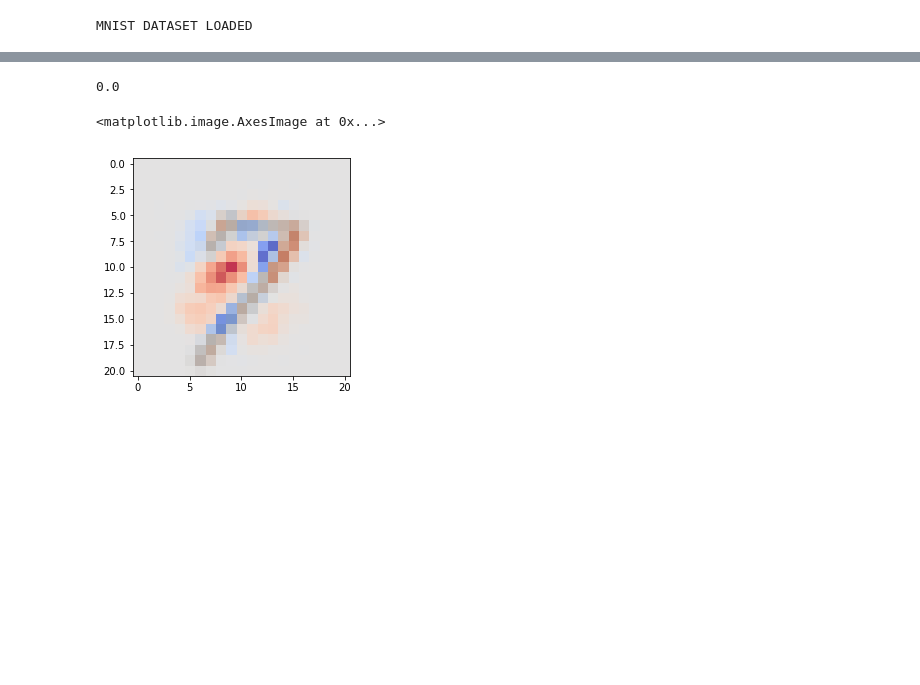
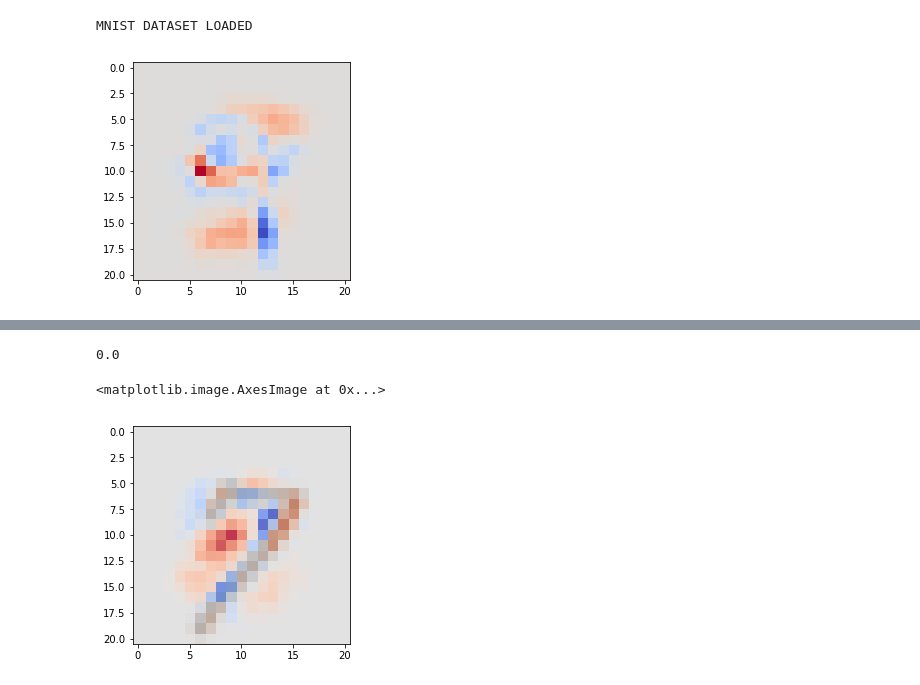
Before and after one commit to lhayne/ImageShap, a Jupyter notebook: presentation.ipynb, the cells around one changed output, grey strips where cells are left out. Saved outputs shown, nothing was run; the diff lists cells and outputs as text; code cells hidden in the pictures; blank space fills up the shorter version.

Commit message:
Added mnist_epochs_pixel_shap.gif

```diff
--- a/presentation.ipynb
+++ b/presentation.ipynb
@@ -1,30 +1,26 @@
 # %%
 from network3 import *
 import numpy as np
 import matplotlib.pyplot as plt
 import matplotlib.animation as animation
 
 dataset = Dataset("mnist")
 
-# fig = plt.figure()
-# ims = []
-# for epoch in range(0,10):
-#     k1 = np.load("weights/mnist/k1_" + str(epoch) + "_mnist.npy")
-#     k2 = np.load("weights/mnist/k2_" + str(epoch) + "_mnist.npy")
-#     f1 = np.load("weights/mnist/f1_" + str(epoch) + "_mnist.npy")
-#     f2 = np.load("weights/mnist/f2_" + str(epoch) + "_mnist.npy")
+epoch = 9
 
-#     network = ConvNetwork("mnist",k1,k2,f1,f2)
+k1 = np.load("weights/mnist/k1_" + str(epoch) + "_mnist.npy")
+k2 = np.load("weights/mnist/k2_" + str(epoch) + "_mnist.npy")
+f1 = np.load("weights/mnist/f1_" + str(epoch) + "_mnist.npy")
+f2 = np.load("weights/mnist/f2_" + str(epoch) + "_mnist.npy")
 
-#     shap_map = network.shap_pixel(dataset.X_train[3],dataset.y_train[3],dataset,20)
+network = ConvNetwork("mnist",k1,k2,f1,f2)
 
-#     im = plt.imshow(shap_map.reshape((21,21)),cmap="coolwarm",vmin=np.min(shap_map),vmax=np.max(shap_map),animated=True)
-#     ims.append([im])
+shap_map = network.shap_pixel(dataset.X_train[3],dataset.y_train[3],dataset,20)
 
-# ani = animation.ArtistAnimation(fig, ims)
-# ani.save("mnist_epochs_shap_3.gif", writer='imagemagick', fps=1)
+im = plt.imshow(shap_map.reshape((21,21)),cmap="coolwarm",vmin=np.min(shap_map),vmax=np.max(shap_map))
 # %% [output]
 MNIST DATASET LOADED
+[figure, added]
 # %%
 from IPython.display import Image
 Image(filename="mnist_epochs_shap_3.gif")
```
Also changed, not shown: parts of 1 cell of this notebook, 1 other file.
